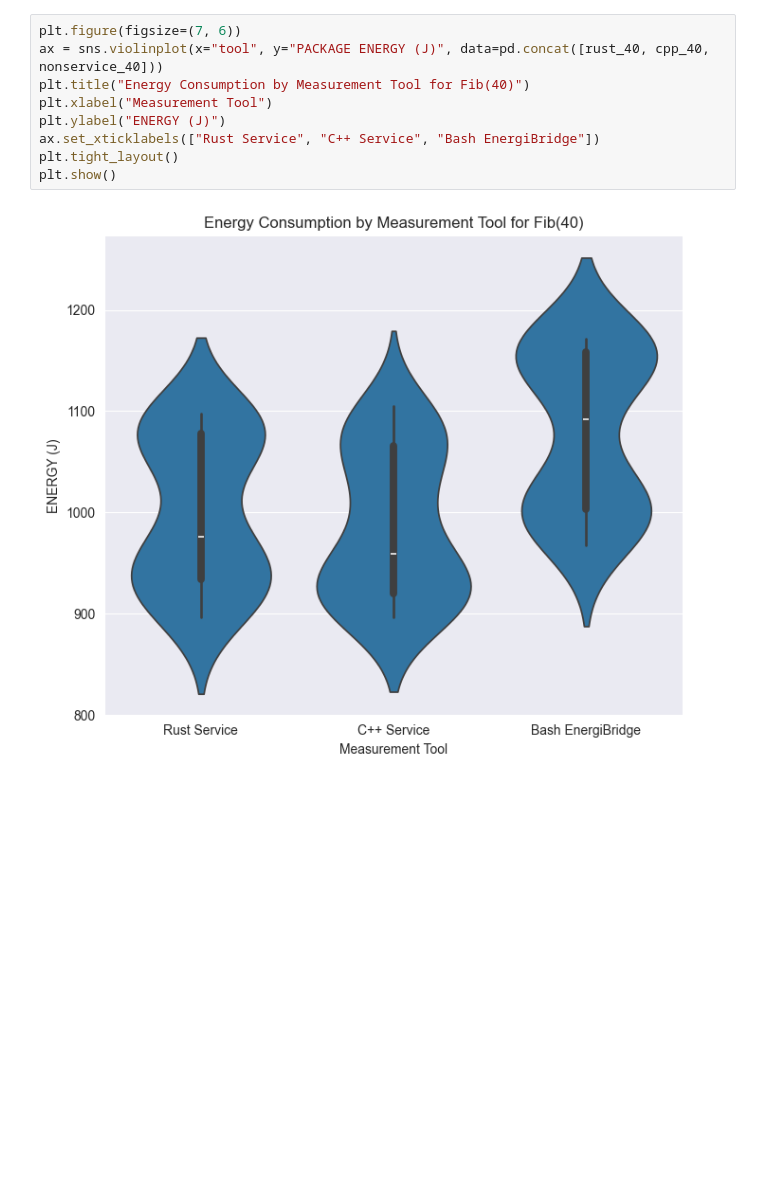
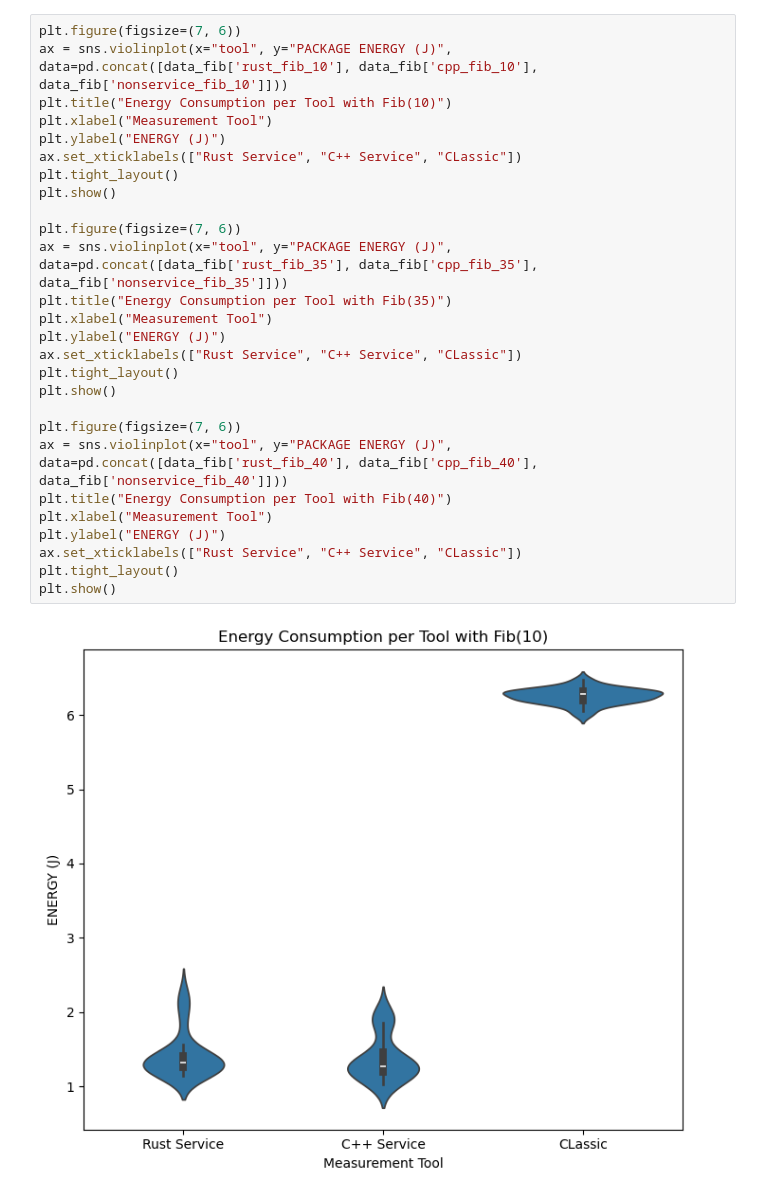
Before and after one commit to reglayass/EnergiBridge_RPC, a Jupyter notebook: py/results_analysis.ipynb, the cells around one changed output. Drawn from its saved outputs; the diff is of its cells as text; blank space fills up the shorter version.

```diff
--- a/py/results_analysis.ipynb
+++ b/py/results_analysis.ipynb
@@ -150,11 +82,29 @@ plt.show()
-# %%
-plt.figure(figsize=(7, 6))
-ax = sns.violinplot(x="tool", y="PACKAGE ENERGY (J)", data=pd.concat([rust_40, cpp_40, nonservice_40]))
-plt.title("Energy Consumption by Measurement Tool for Fib(40)")
-plt.xlabel("Measurement Tool")
-plt.ylabel("ENERGY (J)")
-ax.set_xticklabels(["Rust Service", "C++ Service", "Bash EnergiBridge"])
-plt.tight_layout()
-plt.show()
-# %% [output]
-[figure, removed]
+# %%
+plt.figure(figsize=(7, 6))
+ax = sns.violinplot(x="tool", y="PACKAGE ENERGY (J)", data=pd.concat([data_fib['rust_fib_10'], data_fib['cpp_fib_10'], data_fib['nonservice_fib_10']]))
+plt.title("Energy Consumption per Tool with Fib(10)")
+plt.xlabel("Measurement Tool")
+plt.ylabel("ENERGY (J)")
+ax.set_xticklabels(["Rust Service", "C++ Service", "CLassic"])
+plt.tight_layout()
+plt.show()
+
+plt.figure(figsize=(7, 6))
+ax = sns.violinplot(x="tool", y="PACKAGE ENERGY (J)", data=pd.concat([data_fib['rust_fib_35'], data_fib['cpp_fib_35'], data_fib['nonservice_fib_35']]))
+plt.title("Energy Consumption per Tool with Fib(35)")
+plt.xlabel("Measurement Tool")
+plt.ylabel("ENERGY (J)")
+ax.set_xticklabels(["Rust Service", "C++ Service", "CLassic"])
+plt.tight_layout()
+plt.show()
+
+plt.figure(figsize=(7, 6))
+ax = sns.violinplot(x="tool", y="PACKAGE ENERGY (J)", data=pd.concat([data_fib['rust_fib_40'], data_fib['cpp_fib_40'], data_fib['nonservice_fib_40']]))
+plt.title("Energy Consumption per Tool with Fib(40)")
+plt.xlabel("Measurement Tool")
+plt.ylabel("ENERGY (J)")
+ax.set_xticklabels(["Rust Service", "C++ Service", "CLassic"])
+plt.tight_layout()
+plt.show()
+# %% [output]
+[figure, added]
```
Also changed, not shown: parts of 13 cells of this notebook, 6 other files.
